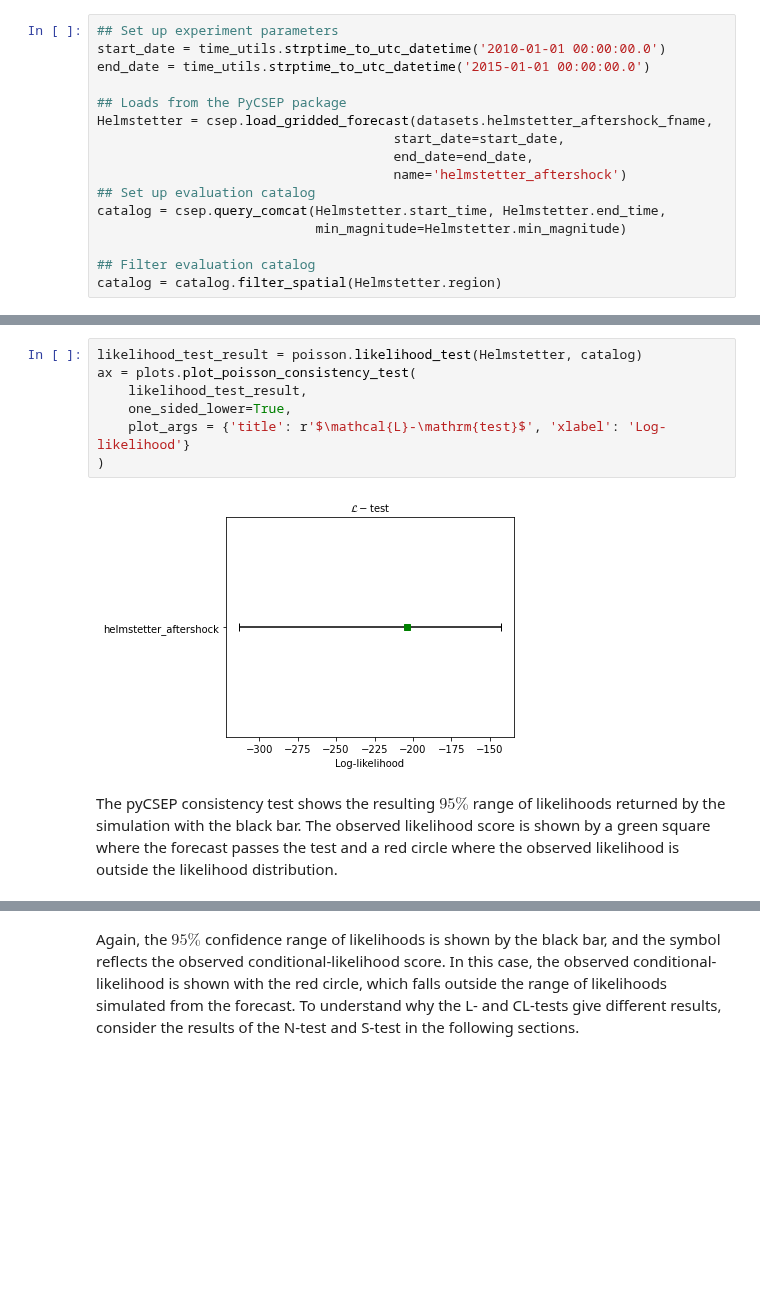
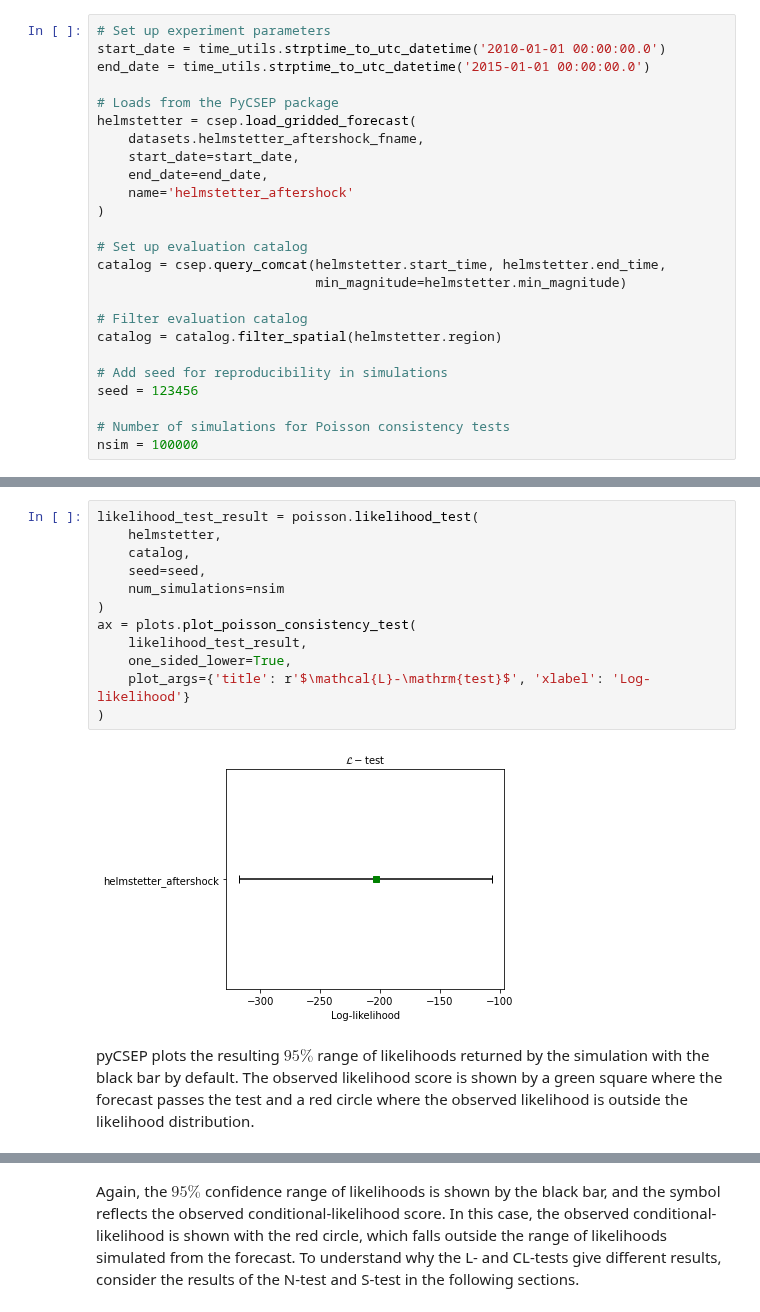
Before and after one commit to SCECcode/pycsep, a Jupyter notebook: notebooks/CSEP_tests.ipynb, the cells around one changed output, grey strips where cells are left out. Drawn from its saved outputs; the diff is of its cells as text; blank space fills up the shorter version.

```diff
--- a/notebooks/CSEP_tests.ipynb
+++ b/notebooks/CSEP_tests.ipynb
@@ -25,17 +39,26 @@ The magnitude bins are specified in the forecast: typically these are in 0.1 inc
 # %%
-## Set up experiment parameters
+# Set up experiment parameters
 start_date = time_utils.strptime_to_utc_datetime('2010-01-01 00:00:00.0')
 end_date = time_utils.strptime_to_utc_datetime('2015-01-01 00:00:00.0')
 
-## Loads from the PyCSEP package
-Helmstetter = csep.load_gridded_forecast(datasets.helmstetter_aftershock_fname,
-                                      start_date=start_date,
-                                      end_date=end_date,
-                                      name='helmstetter_aftershock')
-## Set up evaluation catalog
-catalog = csep.query_comcat(Helmstetter.start_time, Helmstetter.end_time,
-                            min_magnitude=Helmstetter.min_magnitude)
+# Loads from the PyCSEP package
+helmstetter = csep.load_gridded_forecast(
+    datasets.helmstetter_aftershock_fname,
+    start_date=start_date,
+    end_date=end_date,
+    name='helmstetter_aftershock'
+)
 
-## Filter evaluation catalog
-catalog = catalog.filter_spatial(Helmstetter.region)
+# Set up evaluation catalog
+catalog = csep.query_comcat(helmstetter.start_time, helmstetter.end_time,
+                            min_magnitude=helmstetter.min_magnitude)
+
+# Filter evaluation catalog
+catalog = catalog.filter_spatial(helmstetter.region)
+
+# Add seed for reproducibility in simulations
+seed = 123456
+
+# Number of simulations for Poisson consistency tests
+nsim = 100000
 # %% [output]
@@ -100,13 +128,18 @@ The pyCSEP tests takes the forecast and catalog and returns the test distributio
 # %%
-likelihood_test_result = poisson.likelihood_test(Helmstetter, catalog)
+likelihood_test_result = poisson.likelihood_test(
+    helmstetter,
+    catalog,
+    seed=seed,
+    num_simulations=nsim
+)
 ax = plots.plot_poisson_consistency_test(
     likelihood_test_result,
     one_sided_lower=True,
-    plot_args = {'title': r'$\mathcal{L}-\mathrm{test}$', 'xlabel': 'Log-likelihood'}
+    plot_args={'title': r'$\mathcal{L}-\mathrm{test}$', 'xlabel': 'Log-likelihood'}
 )
 # %% [output]
-[figure, old version]
+[figure, new version]
 # %% [markdown]
-The pyCSEP consistency test shows the resulting $95\%$ range of likelihoods returned by the simulation with the black bar. The observed likelihood score is shown by a green square where the forecast passes the test and a red circle where the observed likelihood is outside the likelihood distribution.
+pyCSEP plots the resulting $95\%$ range of likelihoods returned by the simulation with the black bar by default. The observed likelihood score is shown by a green square where the forecast passes the test and a red circle where the observed likelihood is outside the likelihood distribution.
 # %% [markdown]
 #### <b> CL-test </b>
```
Also changed, not shown: parts of 28 cells of this notebook.
